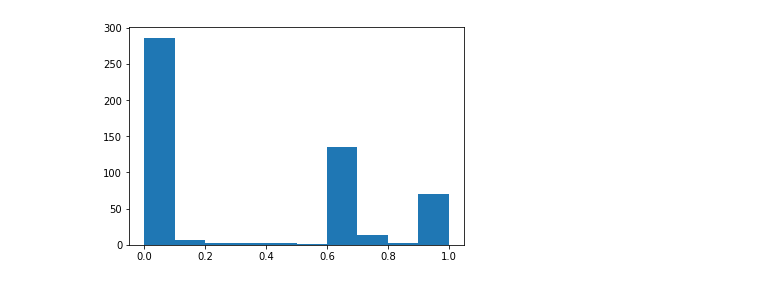
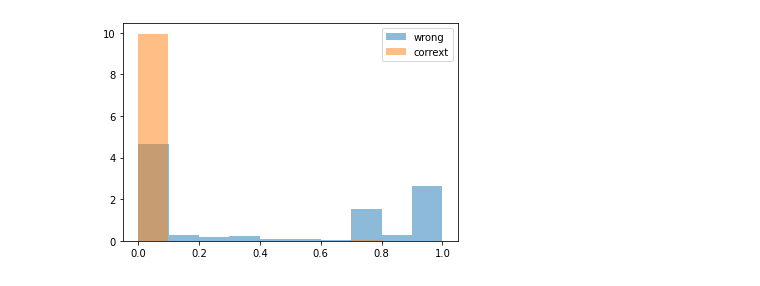
Before and after one commit to kawaho/MLproj, a Jupyter notebook: MNIST/DDP_test.ipynb, the cells around one changed output. Saved outputs shown, nothing was run; the diff lists cells and outputs as text; code cells hidden in the pictures.

```diff
--- a/MNIST/DDP_test.ipynb
+++ b/MNIST/DDP_test.ipynb
@@ -65,6 +82,8 @@ sum(correct_mask).item()/len(correct_mask)
 # %%
 import matplotlib.pyplot as plt
-plt.hist(u[~correct_mask].flatten().numpy())
+plt.hist(u[~correct_mask].flatten().numpy(), density=True, alpha=0.5, label='wrong')
+plt.hist(u[correct_mask].flatten().numpy(), density=True, alpha=0.5, label='corrext')
+plt.legend()
 plt.show()
 # %% [output]
-[figure, old version]
+[figure, new version]
```
Also changed, not shown: parts of 8 cells of this notebook, 1 other file.
